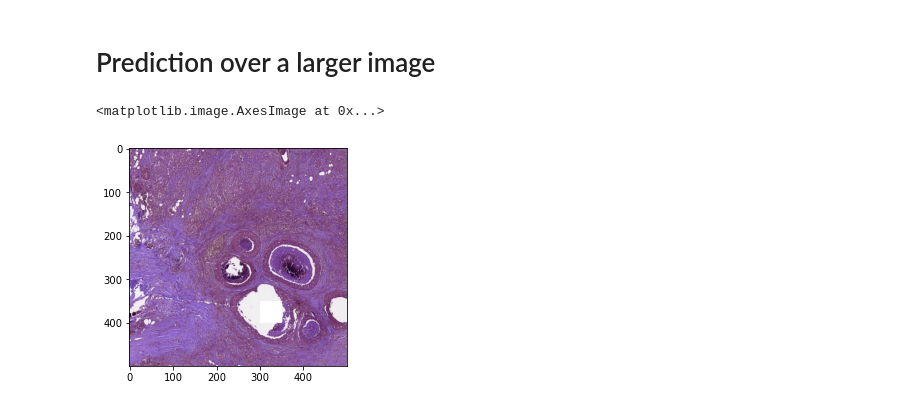
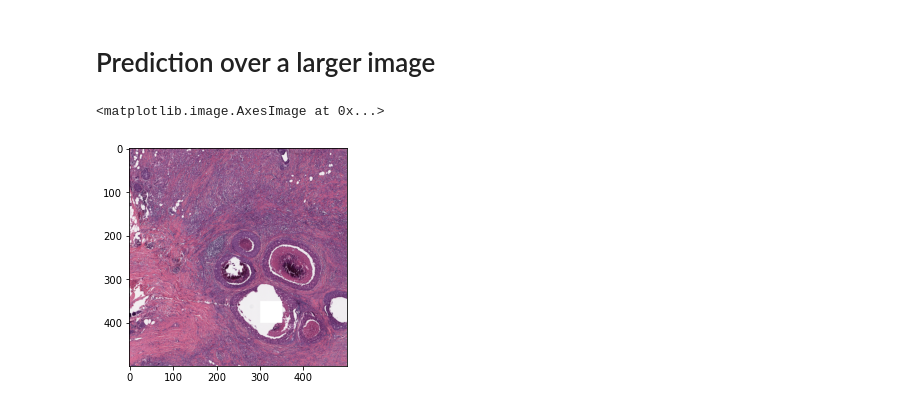
Before and after one commit to sechaparroc/BreastCancer, a Jupyter notebook: InitialModel/initial_model_test.ipynb, the cells around one changed output. Cells and saved outputs as stored; diff of their text form; code cells hidden in the pictures.

```diff
--- a/InitialModel/initial_model_test.ipynb
+++ b/InitialModel/initial_model_test.ipynb
@@ -278,12 +301,12 @@ predict_random_samples(36)
 # Prediction over a larger image
 # %%
 # Load a large image
-large_image_path = os.path.join("..","PreprocessedData", "Tiles(500, 500)", "8863", "12.png")
-large_image = cv2.imread(large_image_path) / 255.0
+large_image_path = os.path.join("..", "..", "PreprocessedData", "Tiles(500, 500)", "8863", "12.png")
+large_image = cv2.cvtColor(cv2.imread(large_image_path), cv2.COLOR_BGR2RGB) / 255.0
 plt.imshow(large_image)
 # %% [output]
 <matplotlib.image.AxesImage at 0x...>
-[figure, old version]
+[figure, new version]
 # %%
 # Classify the upper left corner
 ul = large_image[:50,:50,:]
```
Also changed, not shown: parts of 28 cells of this notebook, 1 other file.
